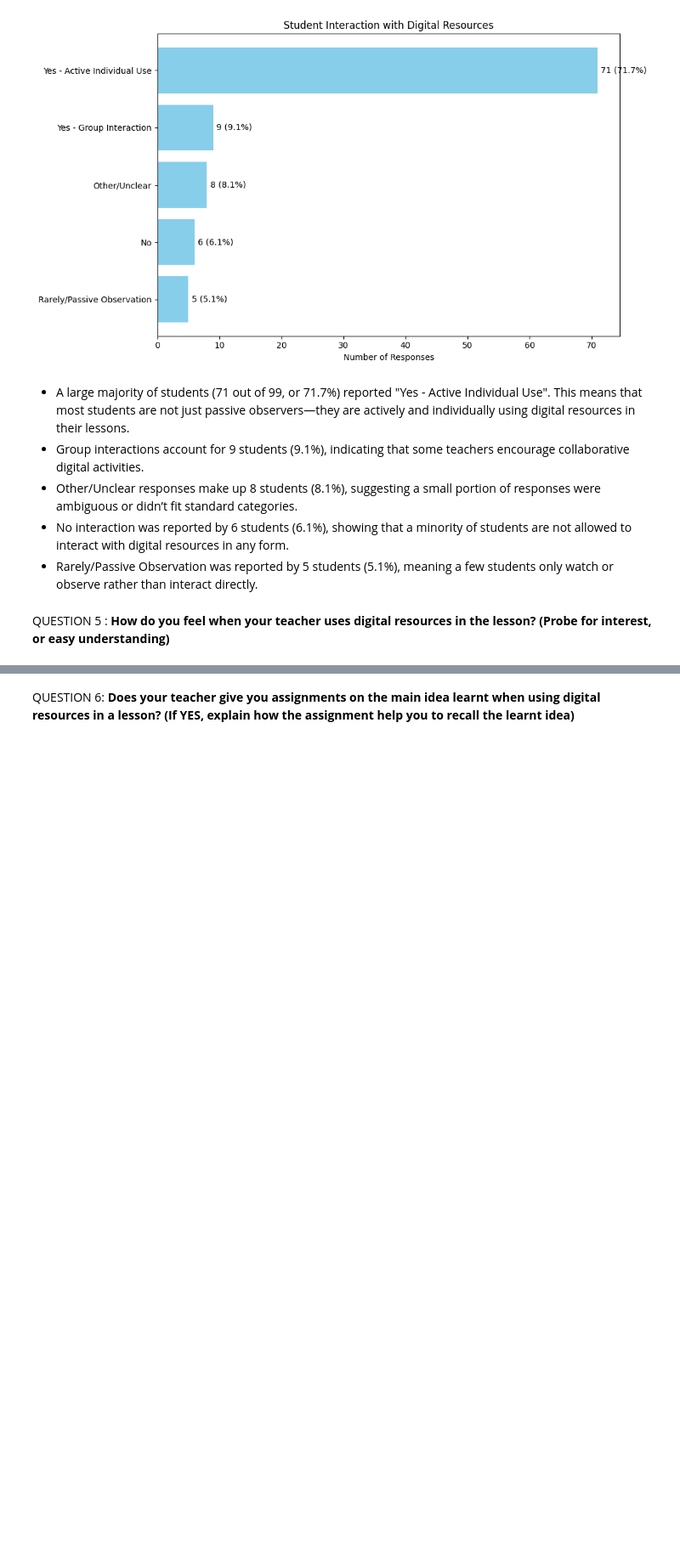
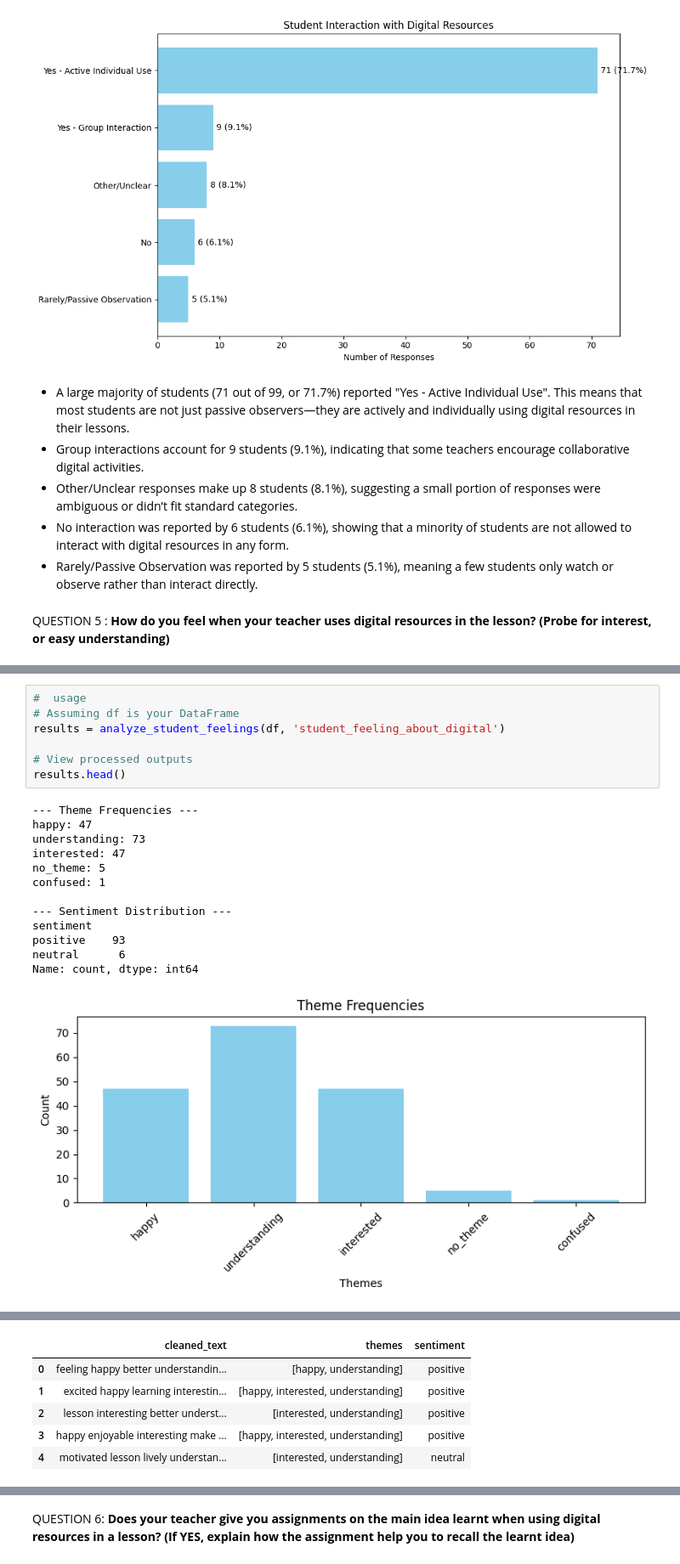
Before and after one commit to davidmasai/kenya-stem-digital-efficacy, a Jupyter notebook: Kenya_stem_digital_efficacy.ipynb, the cells around one changed output, grey strips where cells are left out. Shown at 85% size. Saved outputs shown, nothing was run; the diff lists cells and outputs as text; blank space fills up the shorter version.

```diff
--- a/Kenya_stem_digital_efficacy.ipynb
+++ b/Kenya_stem_digital_efficacy.ipynb
@@ -2593,0 +2674,21 @@ QUESTION 5 : **How do you feel when your teacher uses digital resources in the l
+# %%
+#  usage
+# Assuming df is your DataFrame
+results = analyze_student_feelings(df, 'student_feeling_about_digital')
+
+# View processed outputs
+results.head()
+# %% [output]
+--- Theme Frequencies ---
+happy: 47
+understanding: 73
+interested: 47
+no_theme: 5
+confused: 1
+
+--- Sentiment Distribution ---
+sentiment
+positive    93
+neutral      6
+Name: count, dtype: int64
+[figure, added]
@@ -2593,0 +2696,6 @@ QUESTION 5 : **How do you feel when your teacher uses digital resources in the l
+|  | cleaned_text | themes | sentiment |
+| 0 | feeling happy better understandin... | [happy, understanding] | positive |
+| 1 | excited happy learning interestin... | [happy, interested, understanding] | positive |
+| 2 | lesson interesting better underst... | [interested, understanding] | positive |
+| 3 | happy enjoyable interesting make ... | [happy, interested, understanding] | positive |
+| 4 | motivated lesson lively understan... | [interested, understanding] | neutral |
```
Also changed, not shown: parts of 8 cells of this notebook.
